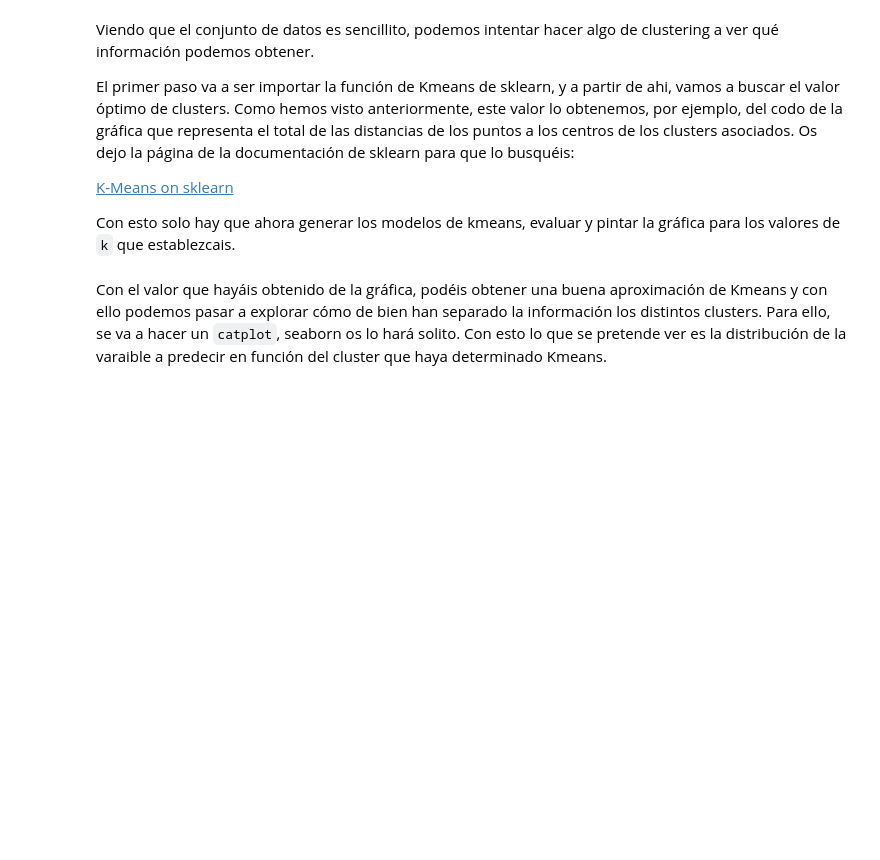
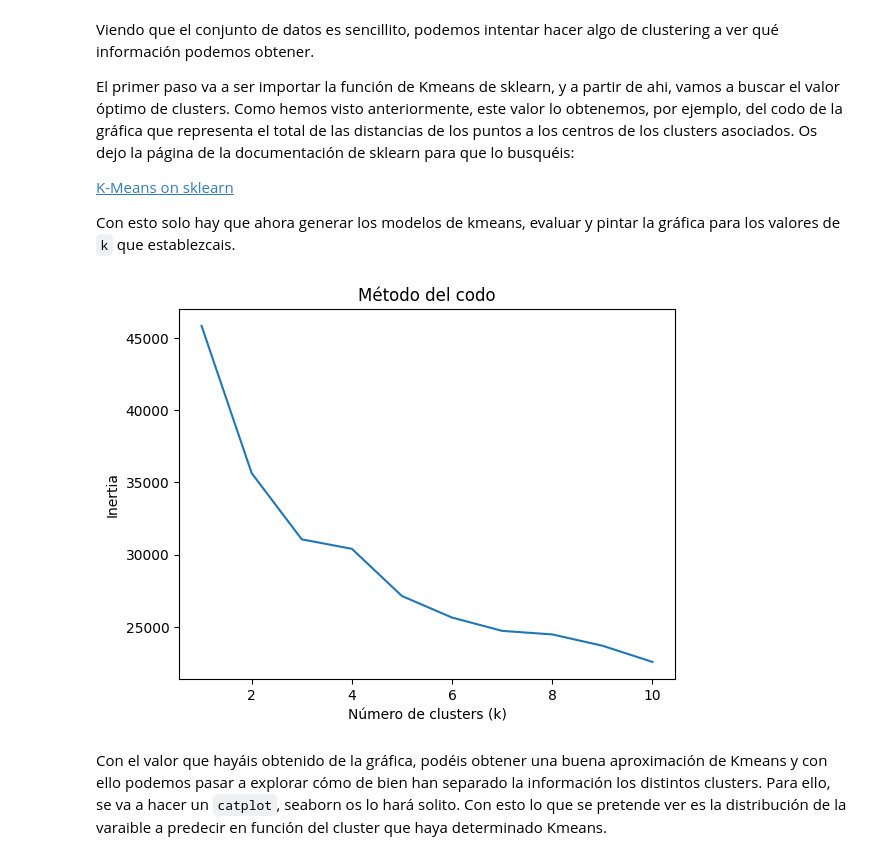
Before and after one commit to merkandez/aprendizaje_no_supervisado, a Jupyter notebook: workshop-clustering-pca.ipynb, the cells around one changed output. Drawn from its saved outputs; the diff is of its cells as text; code cells hidden in the pictures; blank space fills up the shorter version.

```diff
--- a/workshop-clustering-pca.ipynb
+++ b/workshop-clustering-pca.ipynb
@@ -43,5 +127,8 @@ from sklearn.decomposition import PCA
 #### Tratar aquellos valores que entendamos que sean nulos
 # %%
 # Imputaciones. Podéis quitar esos puntos (fila entera), imputar con la moda o dejar ese valor como una posibilidad más.
+
+df.replace('?', np.nan, inplace=True)
+df = df.dropna()  # o imputar con df.fillna(df.mode().iloc[0])
 # %% [markdown]
 #### Mirad cuántos valores hay en cada feature, ¿Todas las features aportan información? Si alguna no aporta información, eliminadla
@@ -131,2 +237,22 @@ sns.lineplot(x=k_values, y=scores)
+# %%
+from sklearn.cluster import KMeans
+
+    # Definir Kmeans y ajustar
+    # Guardar la predicción
+
+scores = []
+k_values = range(1, 11)
+for k in k_values:
+    kmeans = KMeans(n_clusters=k, random_state=42)
+    kmeans.fit(X)
+    scores.append(kmeans.inertia_)
+
+sns.lineplot(x=k_values, y=scores)
+plt.xlabel('Número de clusters (k)')
+plt.ylabel('Inertia')
+plt.title('Método del codo')
+plt.show()
+# %% [output]
+[figure, added]
 # %% [markdown]
 Con el valor que hayáis obtenido de la gráfica, podéis obtener una buena aproximación de Kmeans y con ello podemos pasar a explorar cómo de bien han separado la información los distintos clusters. Para ello, se va a hacer un ``catplot``, seaborn os lo hará solito. Con esto lo que se pretende ver es la distribución de la varaible a predecir en función del cluster que haya determinado Kmeans.
```
Also changed, not shown: parts of 20 cells of this notebook, 1 other file.
